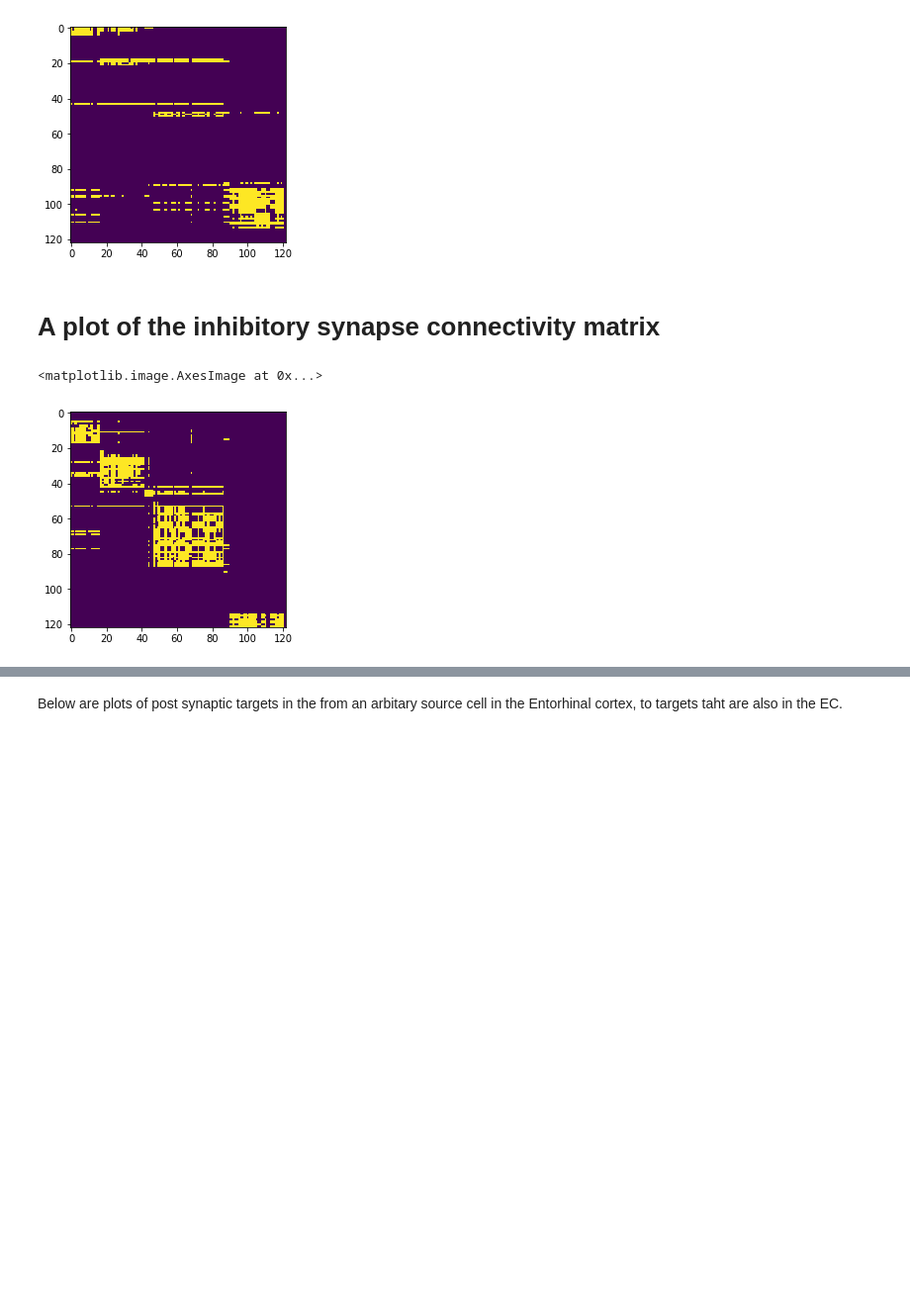
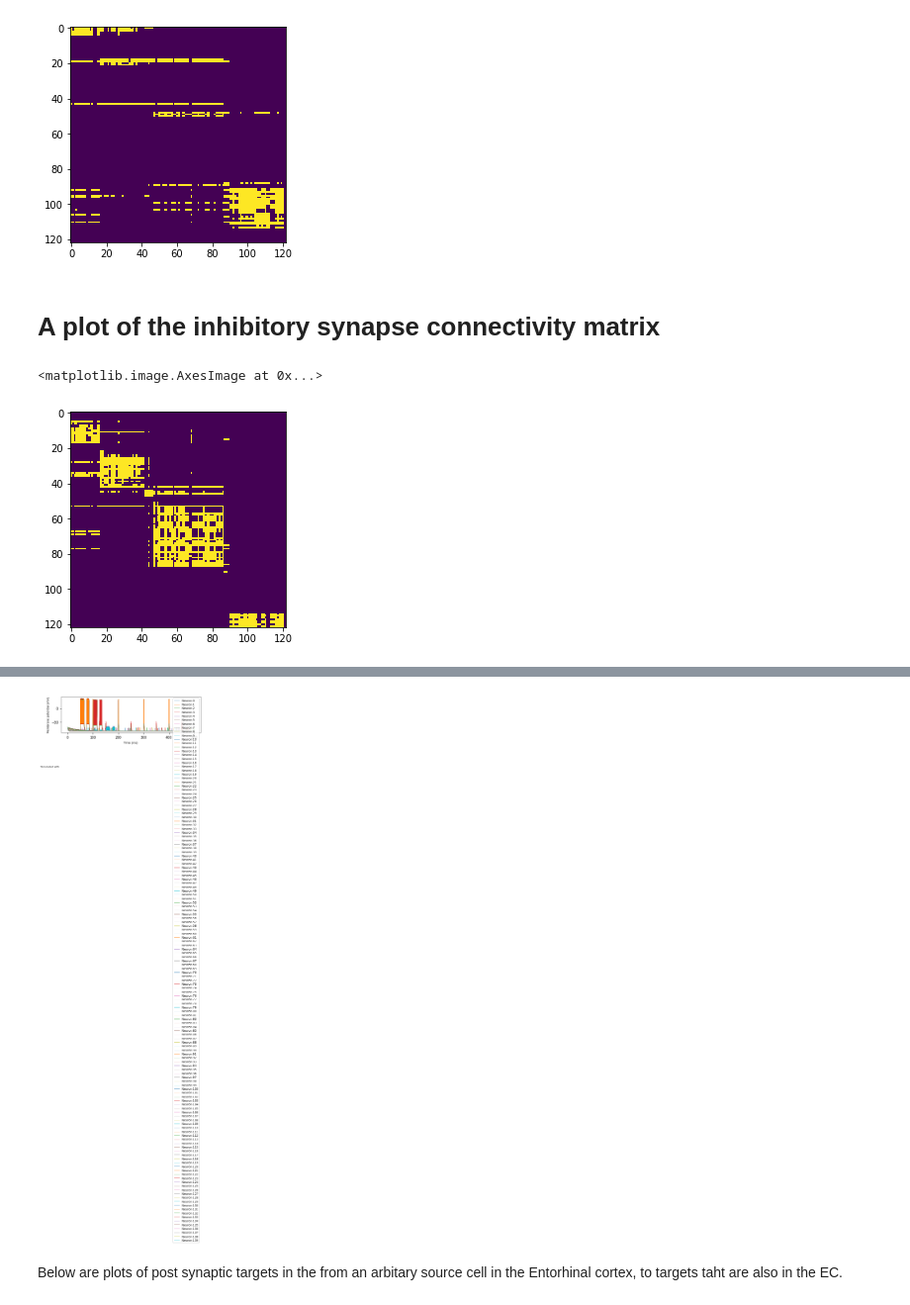
Before and after one commit to russelljjarvis/SpinnakerHippocampus, a Jupyter notebook: group_assignment.ipynb, the cells around one changed output, grey strips where cells are left out. Shown at 99% size. Saved outputs shown, nothing was run; the diff lists cells and outputs as text; code cells hidden in the pictures; blank space fills up the shorter version.

Commit message:
simulation and firing working but not self sustaining network

```diff
--- a/group_assignment.ipynb
+++ b/group_assignment.ipynb
@@ -259,13 +333,12 @@ STDPMechanism(<parameters>)
 # Setup and run a simulation. Note there is no current injection into the neuron.
 # All cells in the network are in a quiescent state, so its not a surprise that there are no spikes
 ##
-neuron.setup(timestep=1.0, min_delay=1.0)
-pop.record("spikes")
-neuron.run(1000)
-pop.set(i_offset=1.0)
-neuron.run(1000)
-pop.set(i_offset=0.0)
-neuron.run(1000)
-spikes = pop.get_data("spikes")
-neuron.end()
-print(spikes)
+
+
+neurons = pop
+sim = pyNN.neuron
+arange = np.arange
+
+import re
+
+from pyNN.utility.plotting import Figure, Panel
@@ -289,0 +345,67 @@ print(spikes)
+# %%
+
+
+
+# === Build and instrument the network =======================================
+
+exc_out_hubs = pop[ohub_index,92,43,121]
+pulses = None
+pulses = []
+
+
+for eoh in exc_out_hubs:
+    amps = float(re.sub('\ pA$', '', str(injection_values[eoh])))
+    amps = 0.001 * amps
+    #DELAY = 100.0*pq.ms
+    # DURATION = 1000.0*pq.ms
+    amplitude=0.014
+    print(amps-amplitude)
+    print(amplitude-amps)
+    p0 = sim.DCSource(amplitude = amps, start=50.0, stop=65.0)
+    p0.inject_into(pop[eoh-1:eoh+1])
+    p1 = sim.DCSource(amplitude = amps, start=100.0, stop=101.0)
+    p1.inject_into(pop[eoh-1:eoh+1])
+    p1 = sim.DCSource(amplitude = amps, start=200.0, stop=201.0)
+    p1.inject_into(pop[eoh-1:eoh+1])
+    p2 = sim.DCSource(amplitude = amps, start=300.0, stop=301.0)
+    p2.inject_into(pop[eoh-1:eoh+1])
+    p3 = sim.DCSource(amplitude = amps, start=400.0, stop=401.0)
+    p3.inject_into(pop[eoh-1:eoh+1])
+
+    p4 = sim.DCSource(amplitude = amps, start=75.0, stop=85.0)
+    p4.inject_into(pop[eoh-1:eoh+1])
+    pulses.append(p0)
+    pulses.append(p1)
+    pulses.append(p2)
+    pulses.append(p3)
+    pulses.append(p0)
+    pulses.append(p1)
+    pulses.append(p4)
+
+
+neurons.record(['v','spikes'])  # , 'u'])
+neurons.initialize(v=-70.0, u=-14.0)
+
+
+# === Run the simulation =====================================================
+
+sim.run(500.0)
+
+
+from pyNN.utility.plotting import Figure, Panel
+#figure_filename = filename.replace("pkl", "png")
+data = neurons.get_data().segments[0]
+v = data.filter(name="v")[0]
+#u = data.filter(name="u")[0]
+Figure(
+    Panel(v, ylabel="Membrane potential (mV)", xticks=True,
+          xlabel="Time (ms)", yticks=True),
+    #Panel(u, ylabel="u variable (units?)"),
+    annotations="Simulated with"
+)
+
+# === Clean up and quit ========================================================
+spikes = pop.get_data("spikes").segments[0]
+
+sim.end()
+# %% [output]
@@ -290,3 +420,4 @@ print(spikes)
+[figure, added]
 # %% [markdown]
 Below are plots of post synaptic targets in the from an arbitary source cell in the Entorhinal cortex, to targets taht are also in the EC.
 # %%
```
Also changed, not shown: parts of 22 cells of this notebook.
